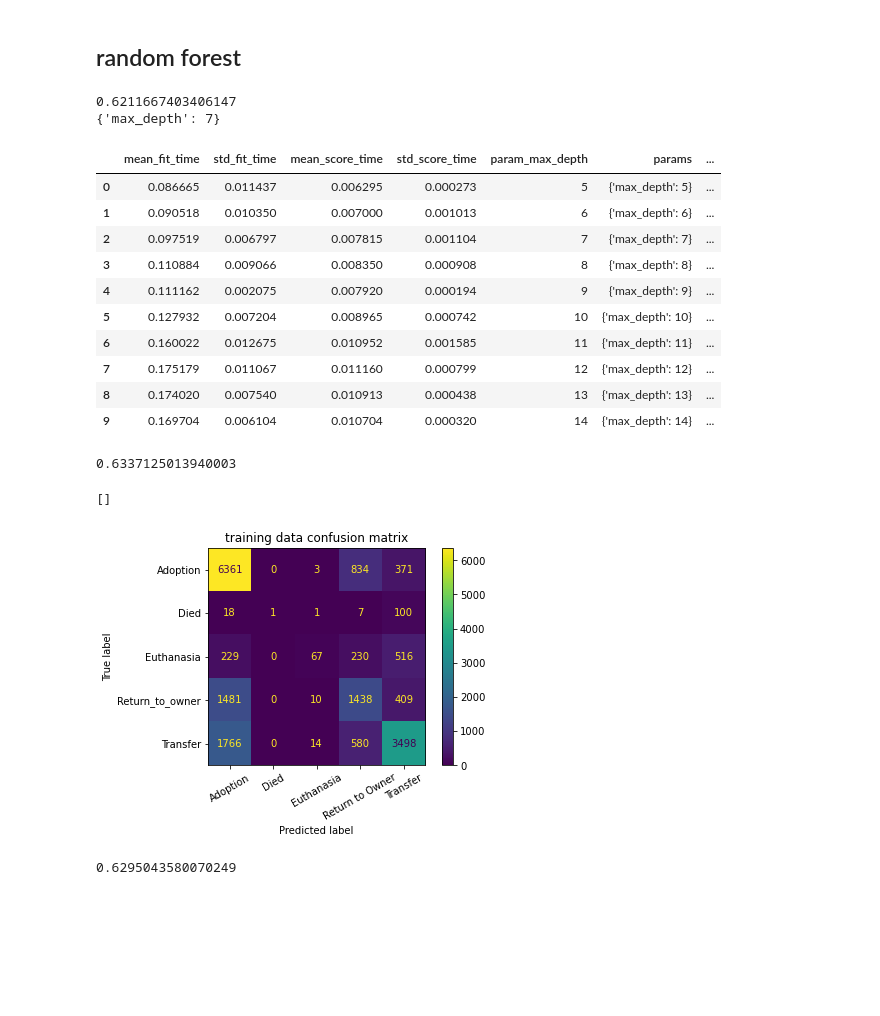
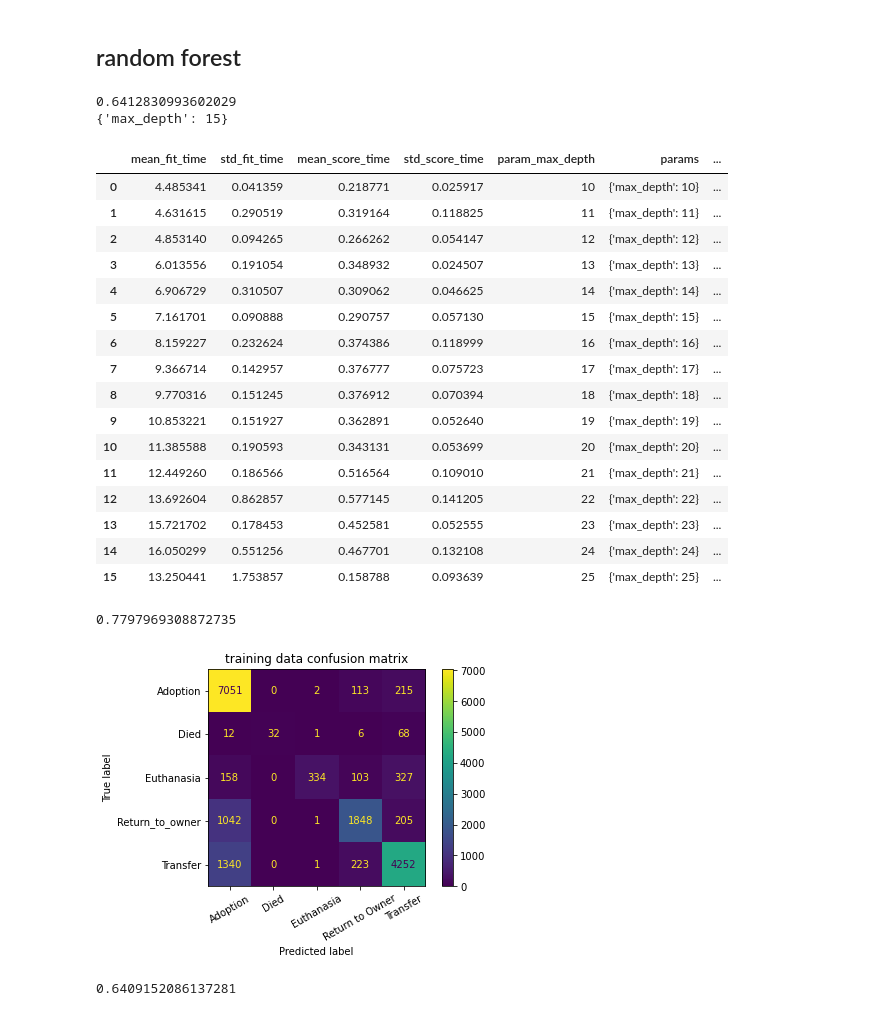
Before and after one commit to DavidSiegl/Animal-Shelter-Analysis, a Jupyter notebook: svc_and_random_forest.ipynb, the cells around one changed output. Cells and saved outputs as stored; diff of their text form; code cells hidden in the pictures; blank space fills up the shorter version.

Commit message:
update models

```diff
--- a/svc_and_random_forest.ipynb
+++ b/svc_and_random_forest.ipynb
@@ -31,25 +31,21 @@ data.head()
 # %%
 #prepare data
-X = np.array(data.drop('OutcomeType',axis=1))
-Y = np.array(data.OutcomeType)
-
-scaler = preprocessing.MinMaxScaler()
-
-X_scaled = scaler.fit_transform(X)
+X = np.array(data.drop('outcometype',axis=1))
+Y = np.array(data.outcometype)
 
 #Y = Y == 'Adoption' #for binary classification of adoption
 
-x_train, x_test, y_train, y_test = model_selection.train_test_split(X_scaled,Y,train_size=0.7)
+x_train, x_test, y_train, y_test = model_selection.train_test_split(X,Y,train_size=0.7)
 # %%
 #search for a good model
 svc = svm.SVC()
 
-gammas = cs = np.array([0.1, 0.3, 1, 3, 10])
+gammas = cs = np.array([0.03, 0.1, 0.3, 1, 3])
 
 lin_dict = {'kernel':['linear'], 'C':cs}
 rbf_dict =  {'kernel':['rbf'], 'gamma':gammas, 'C':cs}
 
-clf = model_selection.GridSearchCV(svc, param_grid=rbf_dict)
+clf = model_selection.GridSearchCV(svc, param_grid=[lin_dict, rbf_dict], n_jobs=-1)
 
 clf.fit(x_train,y_train)
 
@@ -109,7 +103,7 @@ plt.plot()
 #search a good model
 tr = ensemble.RandomForestClassifier()
 
-clf = model_selection.GridSearchCV(tr, param_grid={'max_depth':range(5,15)})
+clf = model_selection.GridSearchCV(tr, param_grid={'max_depth':range(10,26)}, n_jobs=-1)
 
 clf.fit(x_train,y_train)
 
@@ -120,38 +114,43 @@ results = pd.DataFrame(clf.cv_results_)
 
 results
 # %% [output]
-0.6211667403406147
-{'max_depth': 7}
+0.6412830993602029
+{'max_depth': 15}
 |  | mean_fit_time | std_fit_time | mean_score_time | std_score_time | param_max_depth | params | ... |
-| 0 | 0.086665 | 0.011437 | 0.006295 | 0.000273 | 5 | {'max_depth': 5} | ... |
-| 1 | 0.090518 | 0.010350 | 0.007000 | 0.001013 | 6 | {'max_depth': 6} | ... |
-| 2 | 0.097519 | 0.006797 | 0.007815 | 0.001104 | 7 | {'max_depth': 7} | ... |
-| 3 | 0.110884 | 0.009066 | 0.008350 | 0.000908 | 8 | {'max_depth': 8} | ... |
-| 4 | 0.111162 | 0.002075 | 0.007920 | 0.000194 | 9 | {'max_depth': 9} | ... |
-| 5 | 0.127932 | 0.007204 | 0.008965 | 0.000742 | 10 | {'max_depth': 10} | ... |
-| 6 | 0.160022 | 0.012675 | 0.010952 | 0.001585 | 11 | {'max_depth': 11} | ... |
-| 7 | 0.175179 | 0.011067 | 0.011160 | 0.000799 | 12 | {'max_depth': 12} | ... |
-| 8 | 0.174020 | 0.007540 | 0.010913 | 0.000438 | 13 | {'max_depth': 13} | ... |
-| 9 | 0.169704 | 0.006104 | 0.010704 | 0.000320 | 14 | {'max_depth': 14} | ... |
+| 0 | 4.485341 | 0.041359 | 0.218771 | 0.025917 | 10 | {'max_depth': 10} | ... |
+| 1 | 4.631615 | 0.290519 | 0.319164 | 0.118825 | 11 | {'max_depth': 11} | ... |
+| 2 | 4.853140 | 0.094265 | 0.266262 | 0.054147 | 12 | {'max_depth': 12} | ... |
+| 3 | 6.013556 | 0.191054 | 0.348932 | 0.024507 | 13 | {'max_depth': 13} | ... |
+| 4 | 6.906729 | 0.310507 | 0.309062 | 0.046625 | 14 | {'max_depth': 14} | ... |
+| 5 | 7.161701 | 0.090888 | 0.290757 | 0.057130 | 15 | {'max_depth': 15} | ... |
+| 6 | 8.159227 | 0.232624 | 0.374386 | 0.118999 | 16 | {'max_depth': 16} | ... |
+| 7 | 9.366714 | 0.142957 | 0.376777 | 0.075723 | 17 | {'max_depth': 17} | ... |
+| 8 | 9.770316 | 0.151245 | 0.376912 | 0.070394 | 18 | {'max_depth': 18} | ... |
+| 9 | 10.853221 | 0.151927 | 0.362891 | 0.052640 | 19 | {'max_depth': 19} | ... |
+| 10 | 11.385588 | 0.190593 | 0.343131 | 0.053699 | 20 | {'max_depth': 20} | ... |
+| 11 | 12.449260 | 0.186566 | 0.516564 | 0.109010 | 21 | {'max_depth': 21} | ... |
+| 12 | 13.692604 | 0.862857 | 0.577145 | 0.141205 | 22 | {'max_depth': 22} | ... |
+| 13 | 15.721702 | 0.178453 | 0.452581 | 0.052555 | 23 | {'max_depth': 23} | ... |
+| 14 | 16.050299 | 0.551256 | 0.467701 | 0.132108 | 24 | {'max_depth': 24} | ... |
+| 15 | 13.250441 | 1.753857 | 0.158788 | 0.093639 | 25 | {'max_depth': 25} | ... |
 # %%
 #training score
 clf.score(x_train,y_train)
 # %% [output]
-0.6337125013940003
+0.7797969308872735
 # %%
 fig,ax = plt.subplots()
 metrics.ConfusionMatrixDisplay.from_estimator(clf,x_train,y_train,ax=ax)
 ax.set_title('training data confusion matrix')
 ax.set_xticklabels(labels=['Adoption','Died','Euthanasia','Return to Owner','Transfer'],rotation=30)
-plt.plot()
+plt.show()
 # %% [output]
-[]
-[figure, old version]
+[figure, new version]
 # %%
 #testing score
 clf.score(x_test,y_test)
 # %% [output]
-0.6295043580070249
+0.6409152086137281
 # %%
 fig,ax = plt.subplots()
 metrics.ConfusionMatrixDisplay.from_estimator(clf,x_test,y_test,ax=ax)
```
Also changed, not shown: parts of 7 cells of this notebook, 1 other file.
